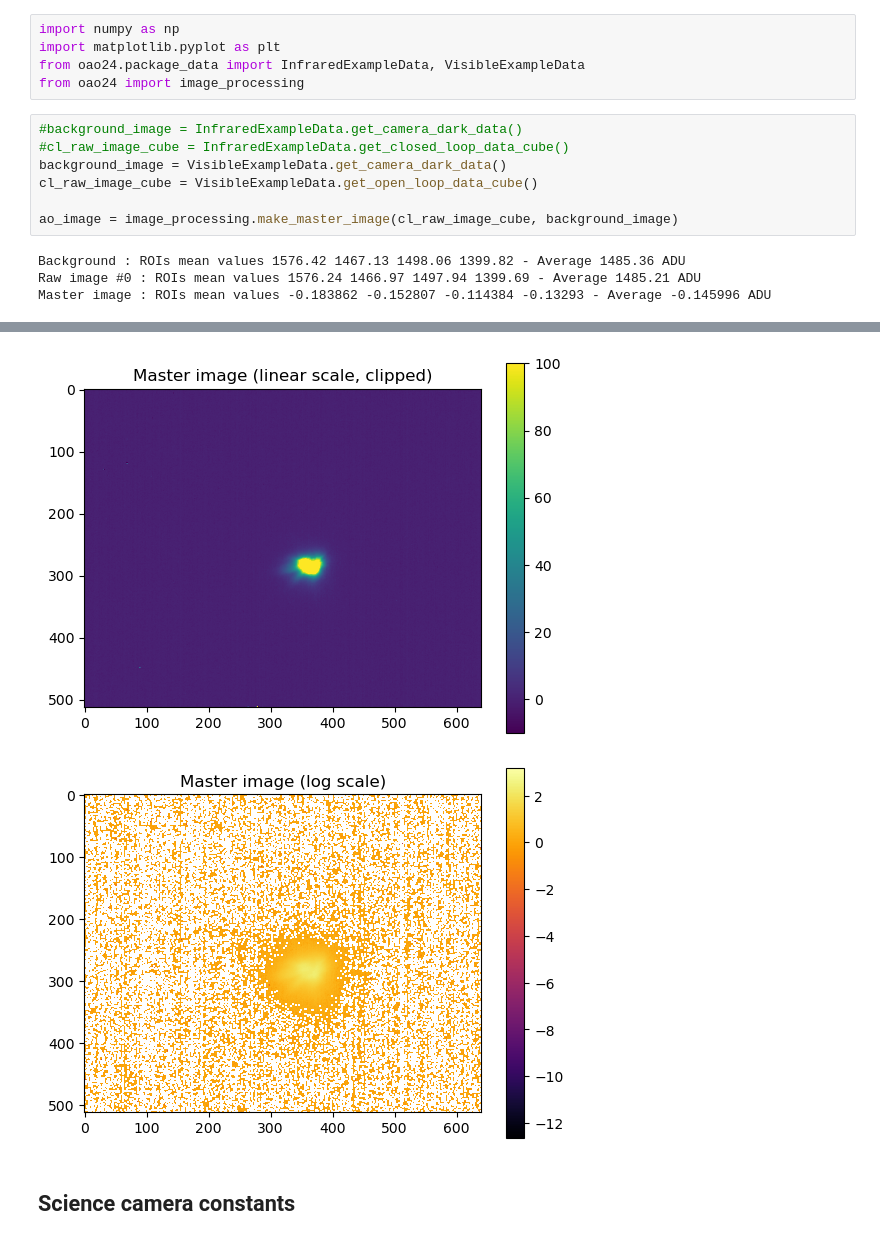
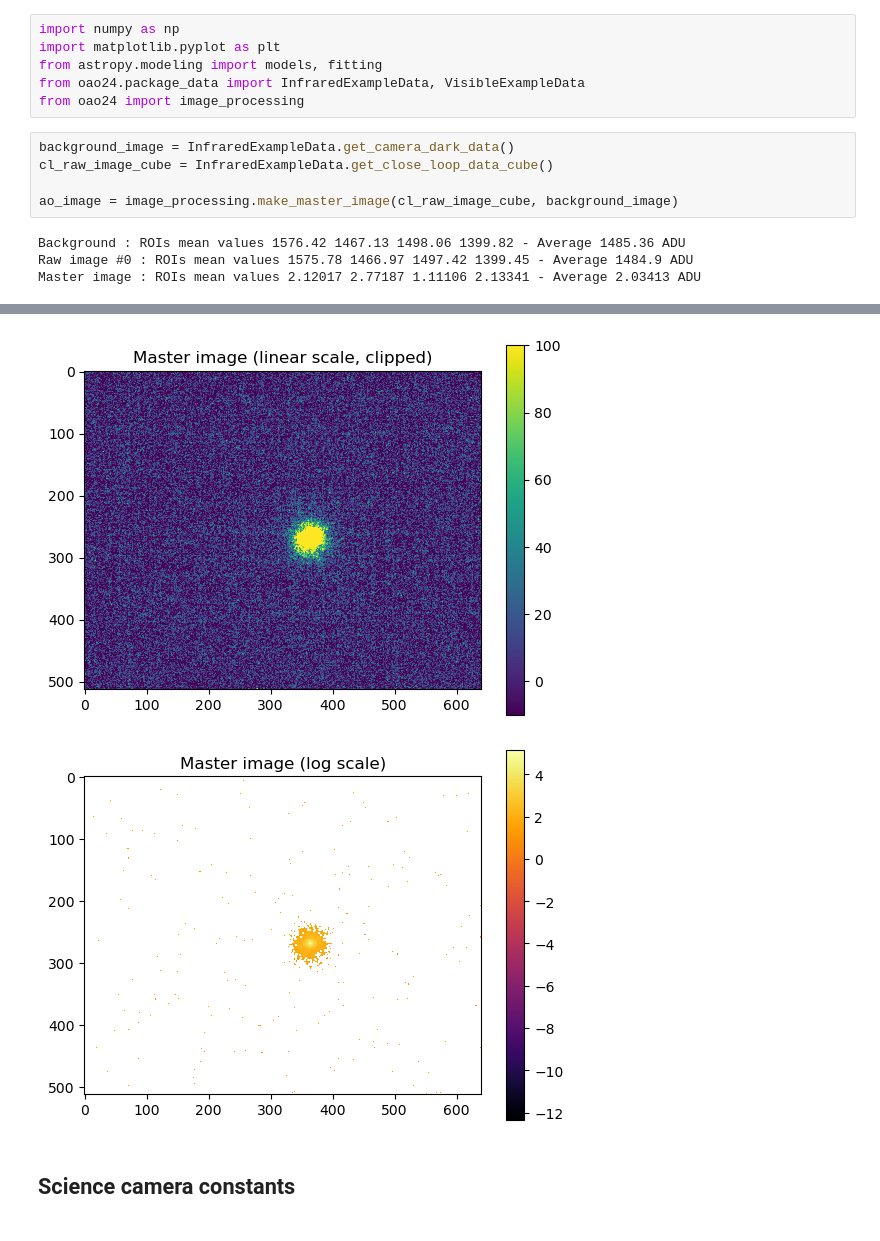
Before and after one commit to ArcetriAdaptiveOptics/OAO24, a Jupyter notebook: oao24/tutorials/tuto3/fwhm_estimate.ipynb, the cells around one changed output, grey strips where cells are left out. Drawn from its saved outputs; the diff is of its cells as text.

```diff
--- a/oao24/tutorials/tuto3/fwhm_estimate.ipynb
+++ b/oao24/tutorials/tuto3/fwhm_estimate.ipynb
@@ -14,17 +22,16 @@ Requirement already satisfied: packaging>=19.0 in /Users/lbusoni/opt/anaconda3/e
 # %%
 import numpy as np
 import matplotlib.pyplot as plt
+from astropy.modeling import models, fitting
 from oao24.package_data import InfraredExampleData, VisibleExampleData
 from oao24 import image_processing
 # %%
-#background_image = InfraredExampleData.get_camera_dark_data()
-#cl_raw_image_cube = InfraredExampleData.get_closed_loop_data_cube()
-background_image = VisibleExampleData.get_camera_dark_data()
-cl_raw_image_cube = VisibleExampleData.get_open_loop_data_cube()
+background_image = InfraredExampleData.get_camera_dark_data()
+cl_raw_image_cube = InfraredExampleData.get_close_loop_data_cube()
 
 ao_image = image_processing.make_master_image(cl_raw_image_cube, background_image)
 # %% [output]
 Background : ROIs mean values 1576.42 1467.13 1498.06 1399.82 - Average 1485.36 ADU
-Raw image #0 : ROIs mean values 1576.24 1466.97 1497.94 1399.69 - Average 1485.21 ADU
-Master image : ROIs mean values -0.183862 -0.152807 -0.114384 -0.13293 - Average -0.145996 ADU
+Raw image #0 : ROIs mean values 1575.78 1466.97 1497.42 1399.45 - Average 1484.9 ADU
+Master image : ROIs mean values 2.12017 2.77187 1.11106 2.13341 - Average 2.03413 ADU
 [figure]
@@ -32,5 +39,5 @@ Master image : ROIs mean values -0.183862 -0.152807 -0.114384 -0.13293 - Average
-[figure, old version]
+[figure, new version]
-[figure, old version]
+[figure, new version]
 # %% [markdown]
 ## Science camera constants
 # %%
```
Also changed, not shown: parts of 8 cells of this notebook, 2 other files.
